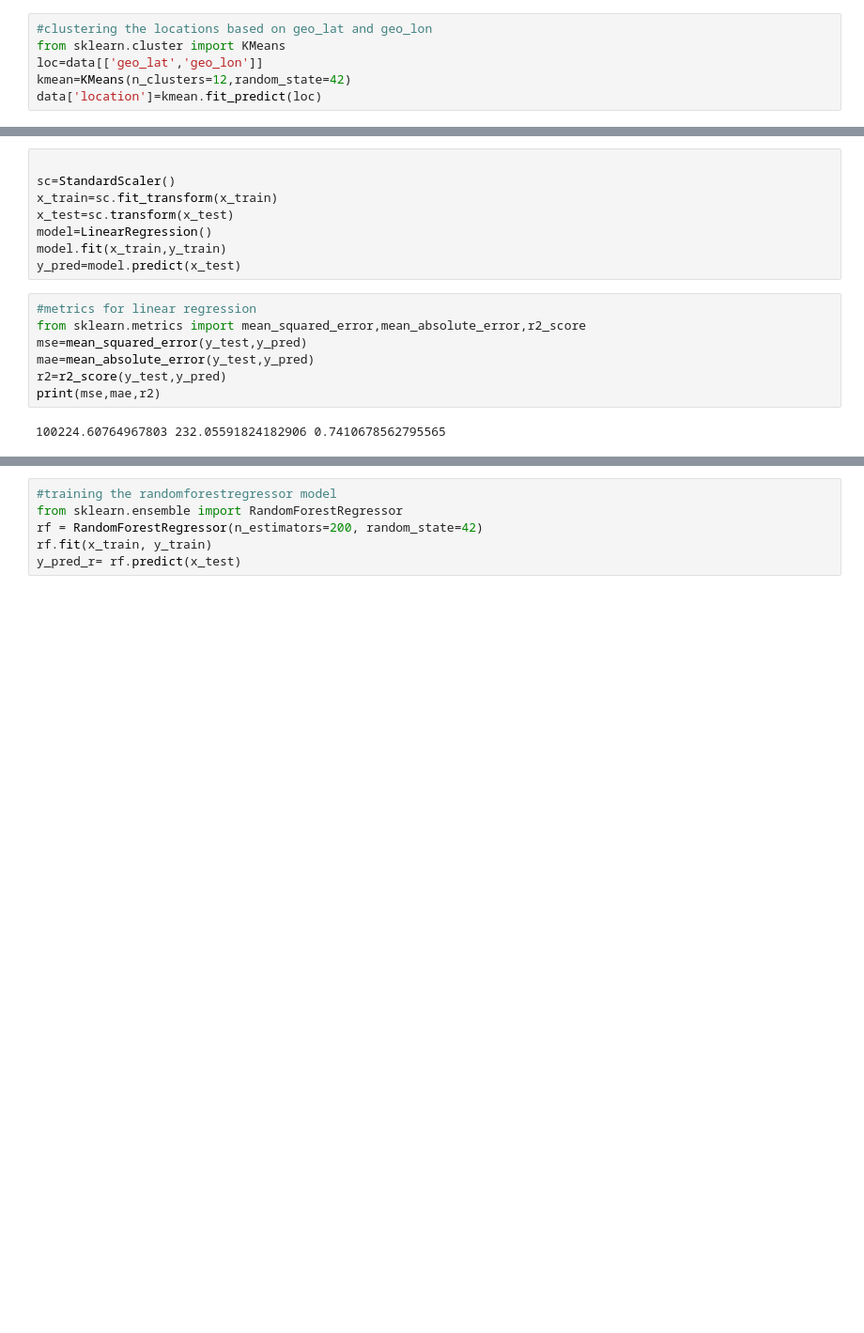
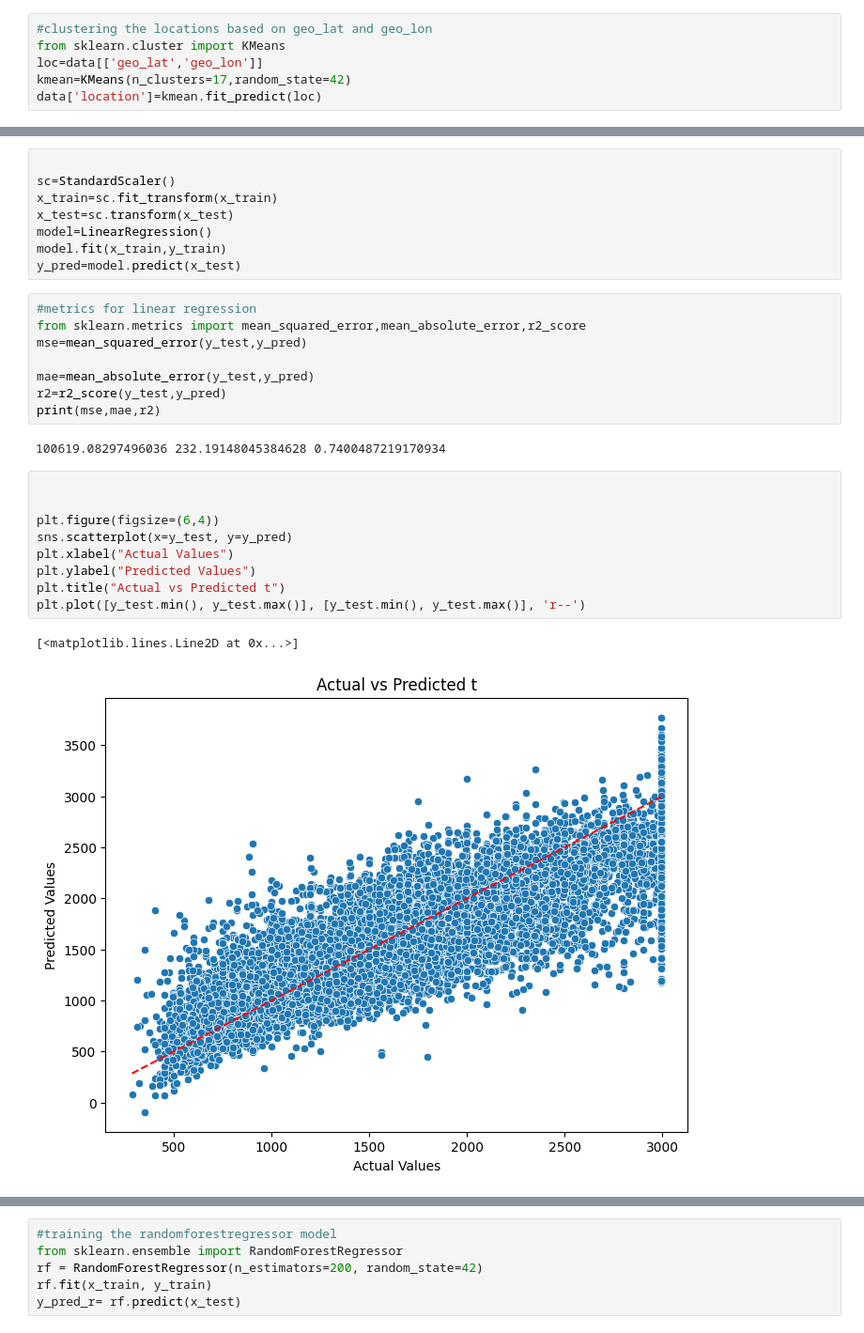
Before and after one commit to srikanthravipati27/ml, a Jupyter notebook: Project.ipynb, the cells around one changed output, grey strips where cells are left out. Shown at 94% size. Cells and saved outputs as stored; diff of their text form; blank space fills up the shorter version.

```diff
--- a/Project.ipynb
+++ b/Project.ipynb
@@ -364,7 +365,7 @@ data[num].corr()
 #clustering the locations based on geo_lat and geo_lon
 from sklearn.cluster import KMeans
 loc=data[['geo_lat','geo_lon']]
-kmean=KMeans(n_clusters=12,random_state=42)
+kmean=KMeans(n_clusters=17,random_state=42)
 data['location']=kmean.fit_predict(loc)
 # %%
 
@@ -427,8 +437,21 @@ y_pred=model.predict(x_test)
 #metrics for linear regression
 from sklearn.metrics import mean_squared_error,mean_absolute_error,r2_score
 mse=mean_squared_error(y_test,y_pred)
+
 mae=mean_absolute_error(y_test,y_pred)
 r2=r2_score(y_test,y_pred)
 print(mse,mae,r2)
 # %% [output]
-100224.60764967803 232.05591824182906 0.7410678562795565
+100619.08297496036 232.19148045384628 0.7400487219170934
+# %%
+
+
+plt.figure(figsize=(6,4))
+sns.scatterplot(x=y_test, y=y_pred)
+plt.xlabel("Actual Values")
+plt.ylabel("Predicted Values")
+plt.title("Actual vs Predicted t")
+plt.plot([y_test.min(), y_test.max()], [y_test.min(), y_test.max()], 'r--')
+# %% [output]
+[<matplotlib.lines.Line2D at 0x...>]
+[figure, added]
```
Also changed, not shown: parts of 9 cells of this notebook.
